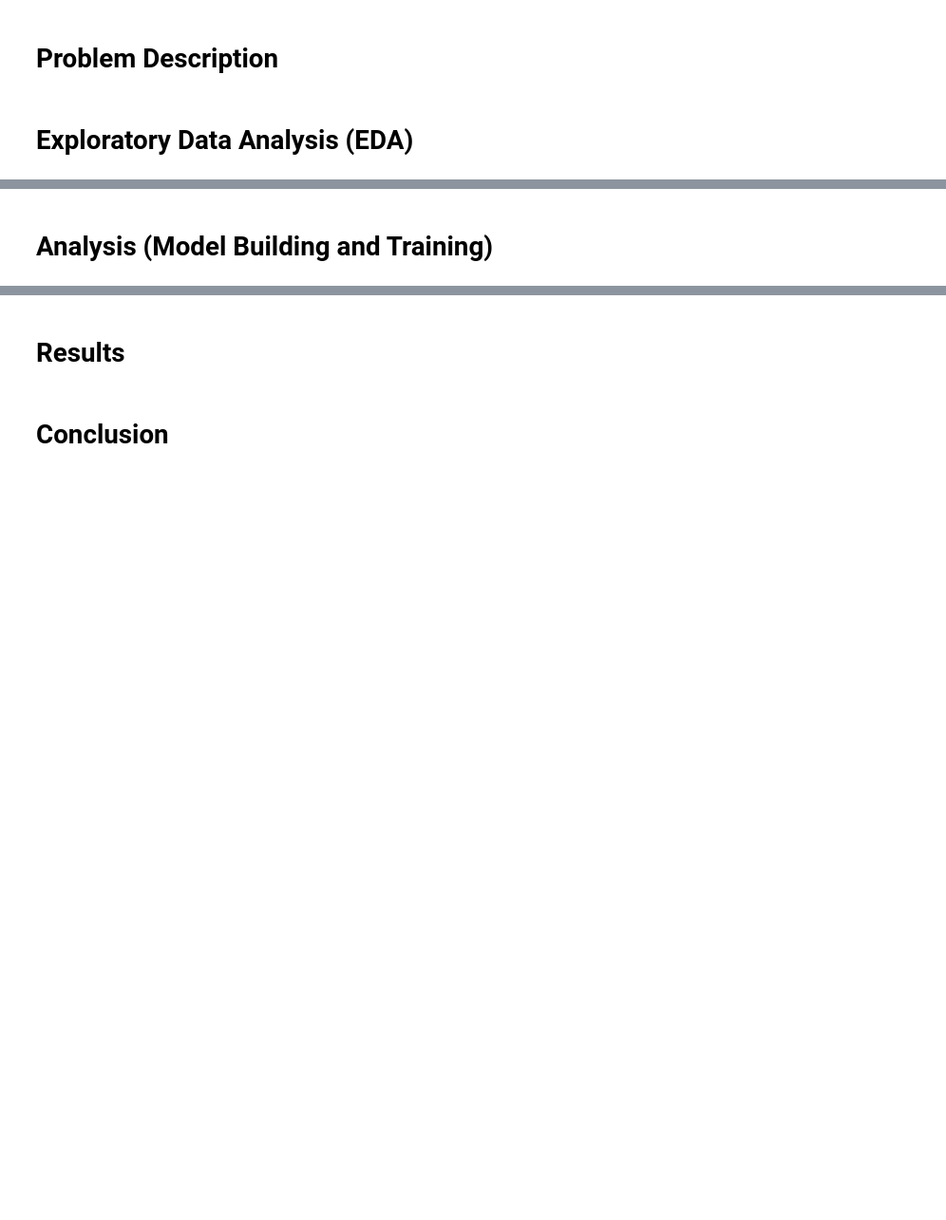
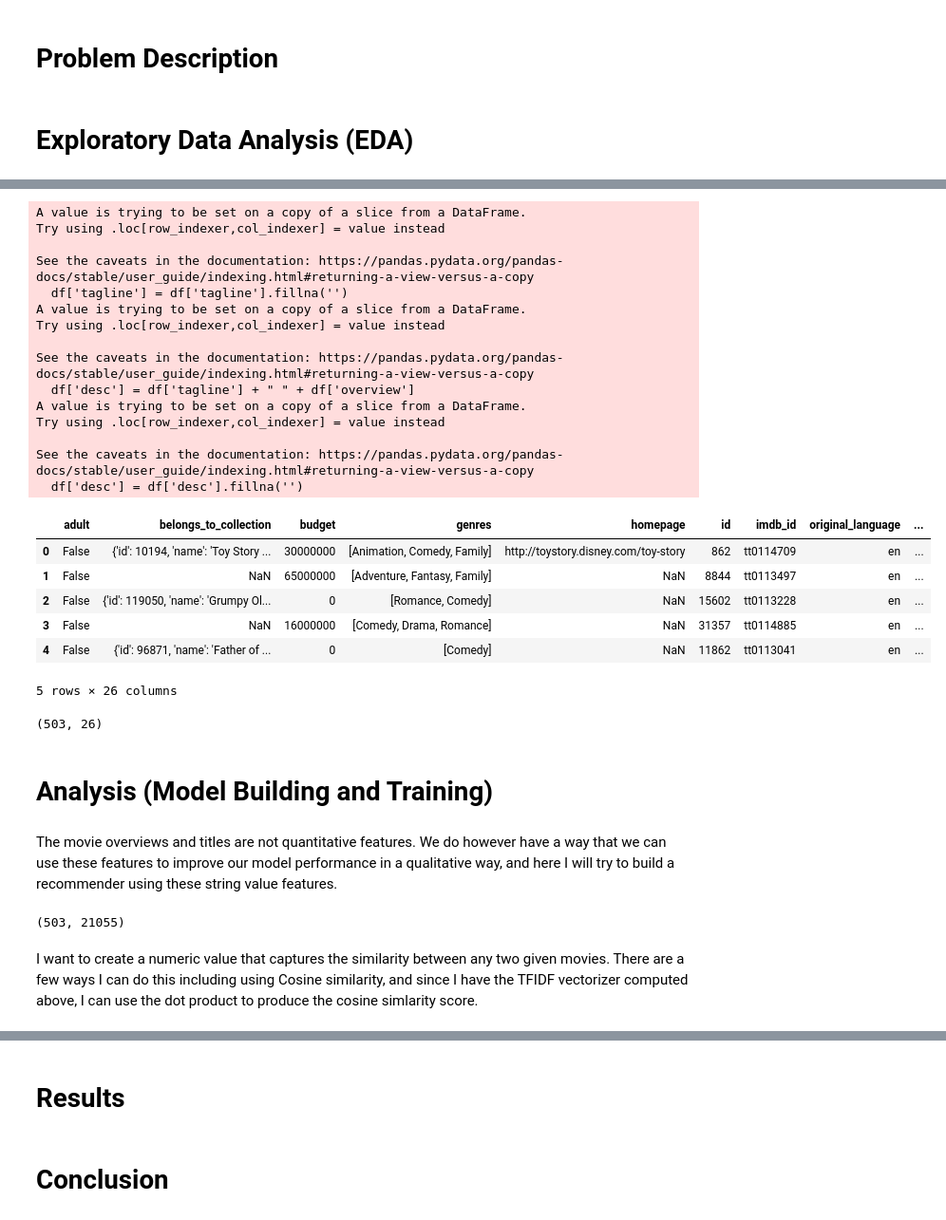
Before and after one commit to hkwan11/movie-recommender-system-svd, a Jupyter notebook: svd.ipynb, the cells around one changed output, grey strips where cells are left out. Shown: that part at 95% size. Saved outputs shown, nothing was run; the diff lists cells and outputs as text; code cells hidden in the pictures; blank space fills up the shorter version.

Commit message:
fix cosim recommender

```diff
--- a/svd.ipynb
+++ b/svd.ipynb
@@ -18,2 +126,46 @@ movies.head()
+# %%
+# fill features that have large na's so that we don't drop large amounts of rows that may have meaningful vote and popularity data
+df['tagline'] = df['tagline'].fillna('')
+df['desc'] = df['tagline'] + " " + df['overview']
+df['desc'] = df['desc'].fillna('')
+df.head()
+# %% [output]
+A value is trying to be set on a copy of a slice from a DataFrame.
+Try using .loc[row_indexer,col_indexer] = value instead
+
+See the caveats in the documentation: https://pandas.pydata.org/pandas-docs/stable/user_guide/indexing.html#returning-a-view-versus-a-copy
+  df['tagline'] = df['tagline'].fillna('')
+A value is trying to be set on a copy of a slice from a DataFrame.
+Try using .loc[row_indexer,col_indexer] = value instead
+
+See the caveats in the documentation: https://pandas.pydata.org/pandas-docs/stable/user_guide/indexing.html#returning-a-view-versus-a-copy
+  df['desc'] = df['tagline'] + " " + df['overview']
+A value is trying to be set on a copy of a slice from a DataFrame.
+Try using .loc[row_indexer,col_indexer] = value instead
+
+See the caveats in the documentation: https://pandas.pydata.org/pandas-docs/stable/user_guide/indexing.html#returning-a-view-versus-a-copy
+  df['desc'] = df['desc'].fillna('')
+|  | adult | belongs_to_collection | budget | genres | homepage | id | imdb_id | original_language | ... |
+| 0 | False | {'id': 10194, 'name': 'Toy Story ... | 30000000 | [Animation, Comedy, Family] | http://toystory.disney.com/toy-story | 862 | tt0114709 | en | ... |
+| 1 | False | NaN | 65000000 | [Adventure, Fantasy, Family] | NaN | 8844 | tt0113497 | en | ... |
+| 2 | False | {'id': 119050, 'name': 'Grumpy Ol... | 0 | [Romance, Comedy] | NaN | 15602 | tt0113228 | en | ... |
+| 3 | False | NaN | 16000000 | [Comedy, Drama, Romance] | NaN | 31357 | tt0114885 | en | ... |
+| 4 | False | {'id': 96871, 'name': 'Father of ... | 0 | [Comedy] | NaN | 11862 | tt0113041 | en | ... |
+5 rows × 26 columns
+# %%
+df = df.dropna()
+df.shape
+# %% [output]
+(503, 26)
 # %% [markdown]
 # Analysis (Model Building and Training)
+# %% [markdown]
+The movie overviews and titles are not quantitative features. We do however have a way that we can use these features to improve our model performance in a qualitative way, and here I will try to build a recommender using these string value features.
+# %%
+tf = TfidfVectorizer(analyzer='word', ngram_range=(1, 2), min_df=0.0, stop_words='english')
+tfidf_mat = tf.fit_transform(df['desc'])
+tfidf_mat.shape
+# %% [output]
+(503, 21055)
+# %% [markdown]
+I want to create a numeric value that captures the similarity between any two given movies. There are a few ways I can do this including using Cosine similarity, and since I have the TFIDF vectorizer computed above, I can use the dot product to produce the cosine simlarity score.
```
Also changed, not shown: parts of 20 cells of this notebook, 4 other files.
